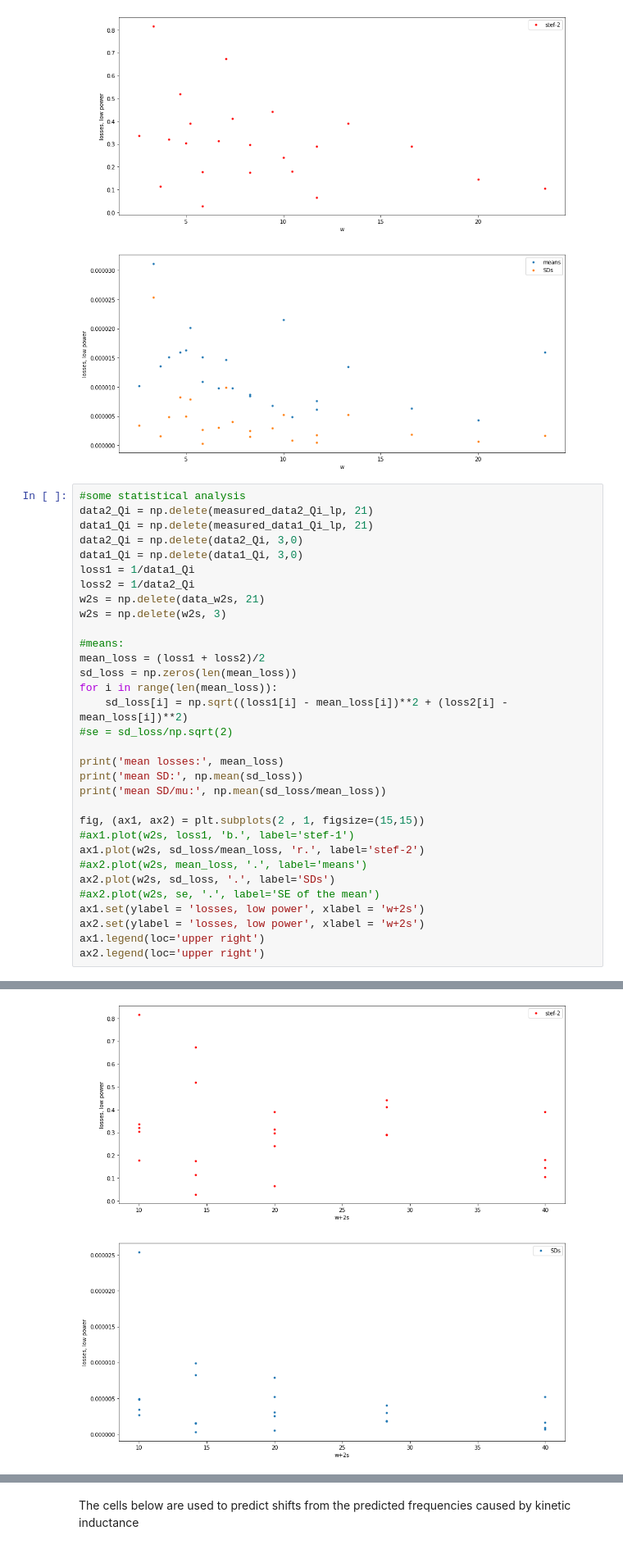
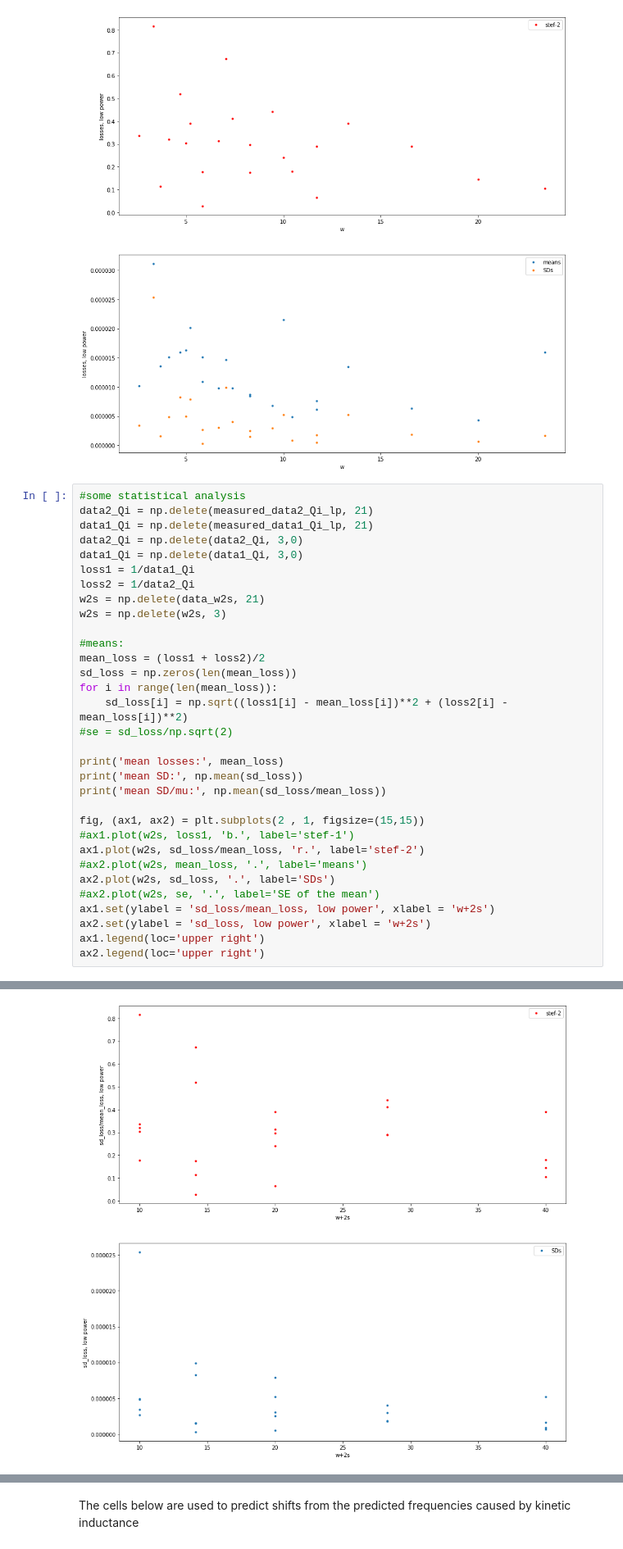
Before and after one commit to SPJKoenis/Resonators, a Jupyter notebook: Measurements.ipynb, the cells around one changed output, grey strips where cells are left out. Shown: that part at 82% size. Drawn from its saved outputs; the diff is of its cells as text.

```diff
--- a/Measurements.ipynb
+++ b/Measurements.ipynb
@@ -177,36 +177,36 @@ w2s = np.delete(w2s, 3)
 mean_loss = (loss1 + loss2)/2
 sd_loss = np.zeros(len(mean_loss))
 for i in range(len(mean_loss)):
     sd_loss[i] = np.sqrt((loss1[i] - mean_loss[i])**2 + (loss2[i] - mean_loss[i])**2)
 #se = sd_loss/np.sqrt(2)
 
 print('mean losses:', mean_loss)
 print('mean SD:', np.mean(sd_loss))
 print('mean SD/mu:', np.mean(sd_loss/mean_loss))
 
 fig, (ax1, ax2) = plt.subplots(2 , 1, figsize=(15,15))
 #ax1.plot(w2s, loss1, 'b.', label='stef-1')
 ax1.plot(w2s, sd_loss/mean_loss, 'r.', label='stef-2')
 #ax2.plot(w2s, mean_loss, '.', label='means')
 ax2.plot(w2s, sd_loss, '.', label='SDs')
 #ax2.plot(w2s, se, '.', label='SE of the mean')
-ax1.set(ylabel = 'losses, low power', xlabel = 'w+2s')
-ax2.set(ylabel = 'losses, low power', xlabel = 'w+2s')
+ax1.set(ylabel = 'sd_loss/mean_loss, low power', xlabel = 'w+2s')
+ax2.set(ylabel = 'sd_loss, low power', xlabel = 'w+2s')
 ax1.legend(loc='upper right')
 ax2.legend(loc='upper right')
 # %% [output]
 mean losses: [6.74649864079986e-06 6.340191864098445e-06 1.5155449346725647e-05
  1.630409637670066e-05 8.459522517978018e-06 2.017581911952485e-05
  1.591254105054671e-05 4.905920900296925e-06 3.1139031317018295e-05
  6.176130132669573e-06 7.630352375374503e-06 4.34592079213324e-06
  9.765817902261414e-06 1.0944267308039543e-05 1.5078154236983201e-05
  9.783252908275764e-06 2.1568309505695582e-05 1.0201413110944254e-05
  8.715198362461218e-06 1.3521528909045502e-05 1.5970510189516784e-05
  1.343768830083703e-05 1.4660844202085582e-05]
 mean SD: 4.3902798275987285e-06
 mean SD/mu: 0.30512252013874314
 <matplotlib.legend.Legend at 0x...>
-[figure, old version]
+[figure, new version]
 # %%
 #some statistical analysis
 data2_Qi = np.delete(measured_data2_Qi_lp, 21)
```
Also changed, not shown: 9 other files.
